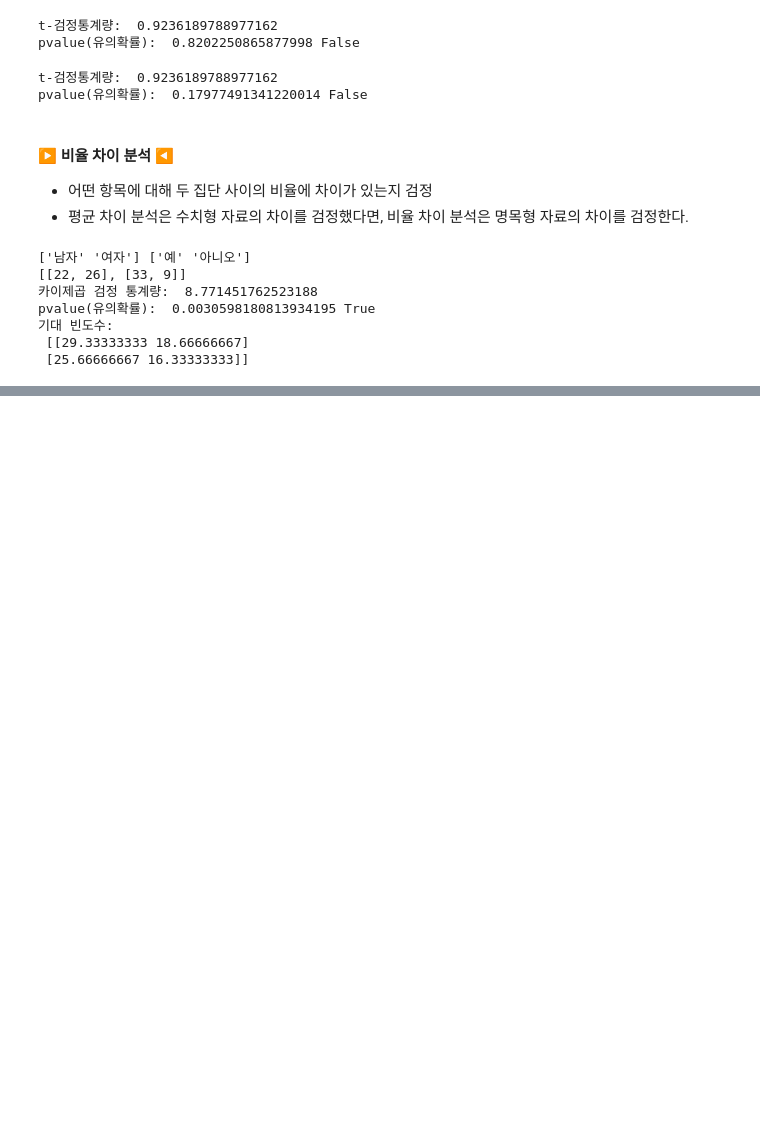
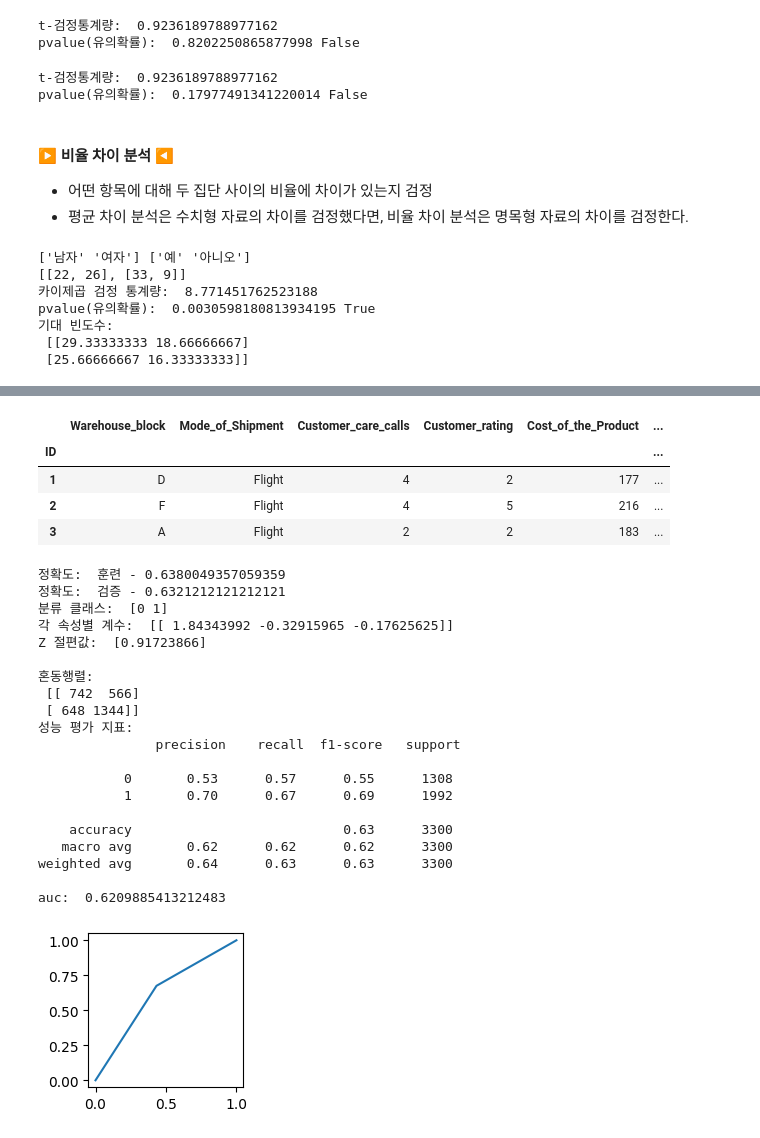
Before and after one commit to chickengak/TIL, a Jupyter notebook: dev-journey/big-data/myPractice-bbg.ipynb, the cells around one changed output, grey strips where cells are left out. Saved outputs shown, nothing was run; the diff lists cells and outputs as text; code cells hidden in the pictures; blank space fills up the shorter version.

```diff
--- a/dev-journey/big-data/myPractice-bbg.ipynb
+++ b/dev-journey/big-data/myPractice-bbg.ipynb
@@ -1630,0 +1791,61 @@ numpy.int64
+# %%
+# 바로 위의 변수 중요도를 참고해서 8, 9, 2 의 인덱스인 컬럼으로 학습
+from sklearn.preprocessing import StandardScaler
+from sklearn.model_selection import train_test_split
+from sklearn.metrics import accuracy_score, confusion_matrix, classification_report, roc_curve, auc
+from sklearn.linear_model import LogisticRegression
+from sklearn.feature_selection import SelectKBest, f_regression
+
+df = pd.read_csv('samples/train_commerce.csv', index_col=0)
+display(df.head(3))
+df = df.dropna()
+df['Reached.on.Time_Y.N'] = df['Reached.on.Time_Y.N'].astype('category')
+x = df[['Discount_offered', 'Weight_in_gms', 'Customer_care_calls']]
+y = df['Reached.on.Time_Y.N']
+train_X, val_X, train_Y, val_Y = train_test_split(x, y, train_size=0.7, random_state=55)
+
+scaler = StandardScaler()
+train_X_scaled = scaler.fit_transform(train_X)
+val_X_scaled = scaler.transform(val_X)
+
+model = LogisticRegression(C=20, max_iter=1000)
+model.fit(train_X_scaled, train_Y)
+
+predicted = model.predict(val_X_scaled)
+print('정확도:  훈련 -', model.score(train_X_scaled, train_Y))
+print('정확도:  검증 -', accuracy_score(val_Y, predicted))
+print('분류 클래스: ', model.classes_)
+print('각 속성별 계수: ', model.coef_)
+print('Z 절편값: ', model.intercept_)
+print('\n혼동행렬: \n', confusion_matrix(val_Y, predicted))
+print('성능 평가 지표: \n', classification_report(val_Y, predicted))
+fpr, tpr, thresholds = roc_curve(val_Y, predicted)
+print('auc: ', auc(fpr, tpr))
+plt.figure(figsize=(2,2)); plt.plot(fpr, tpr); plt.show()
+# %% [output]
+|  | Warehouse_block | Mode_of_Shipment | Customer_care_calls | Customer_rating | Cost_of_the_Product | ... |
+| ID |  |  |  |  |  | ... |
+| 1 | D | Flight | 4 | 2 | 177 | ... |
+| 2 | F | Flight | 4 | 5 | 216 | ... |
+| 3 | A | Flight | 2 | 2 | 183 | ... |
+정확도:  훈련 - 0.6380049357059359
+정확도:  검증 - 0.6321212121212121
+분류 클래스:  [0 1]
+각 속성별 계수:  [[ 1.84343992 -0.32915965 -0.17625625]]
+Z 절편값:  [0.91723866]
+
+혼동행렬:
+ [[ 742  566]
+ [ 648 1344]]
+성능 평가 지표:
+               precision    recall  f1-score   support
+
+           0       0.53      0.57      0.55      1308
+           1       0.70      0.67      0.69      1992
+
+    accuracy                           0.63      3300
+   macro avg       0.62      0.62      0.62      3300
+weighted avg       0.64      0.63      0.63      3300
+
+auc:  0.6209885413212483
+[figure, added]
```
Also changed, not shown: parts of 19 cells of this notebook.
